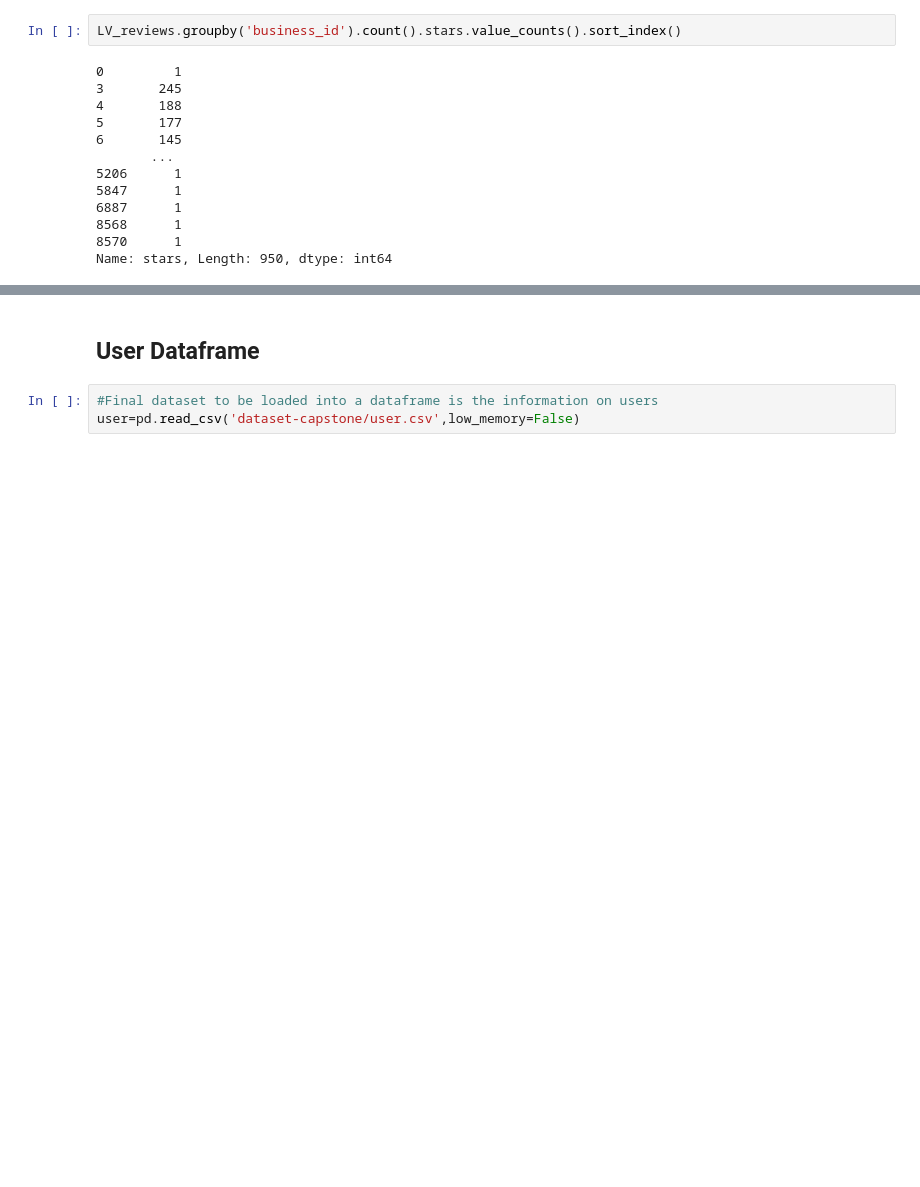
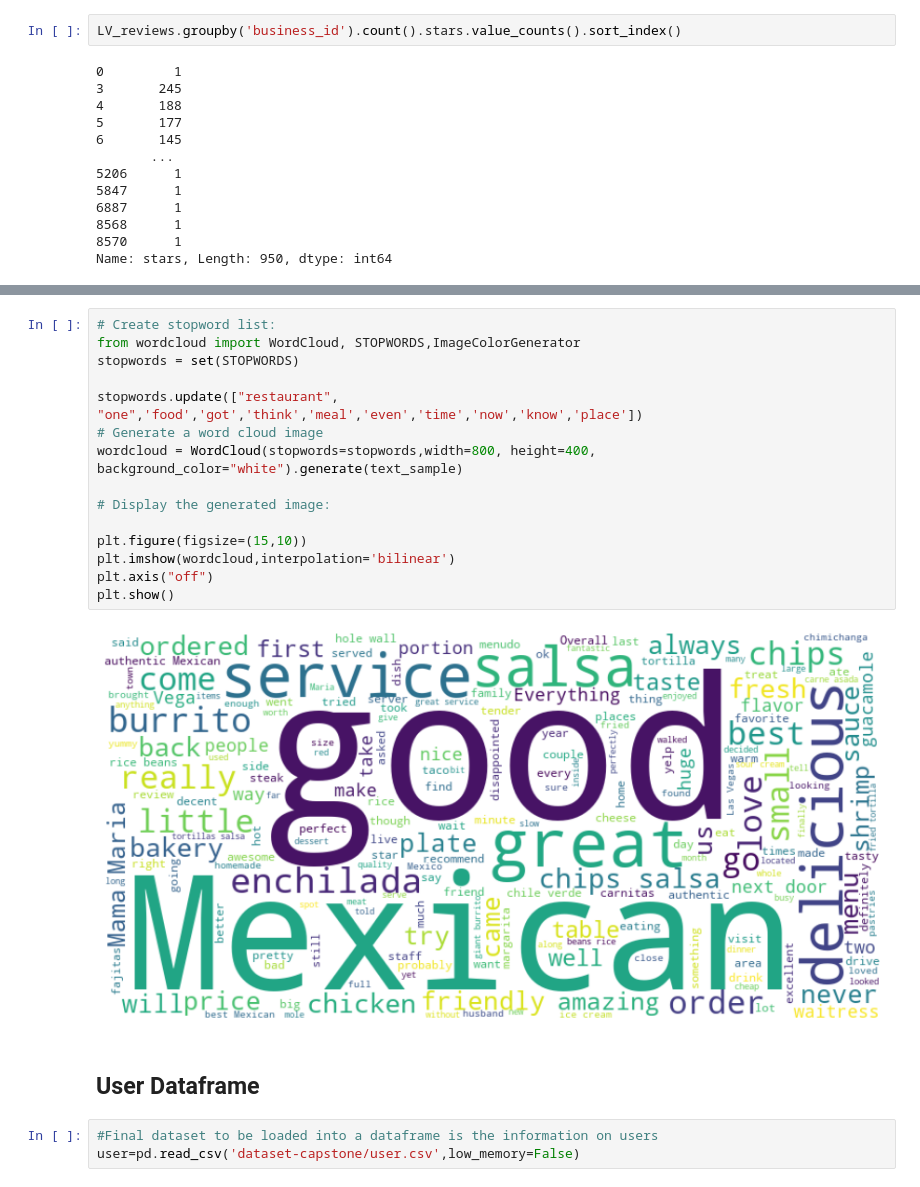
Before and after one commit to pavkalfantis/restaurant_recommender, a Jupyter notebook: TDIproject-Recommender_System.ipynb, the cells around one changed output, grey strips where cells are left out. Cells and saved outputs as stored; diff of their text form; blank space fills up the shorter version.

```diff
--- a/TDIproject-Recommender_System.ipynb
+++ b/TDIproject-Recommender_System.ipynb
@@ -633,3 +638,20 @@ LV_reviews[LV_reviews.business_id=='ZIWxmLautrCA56eowGQWFg']
+# %%
+# Create stopword list:
+from wordcloud import WordCloud, STOPWORDS,ImageColorGenerator
+stopwords = set(STOPWORDS)
+
+stopwords.update(["restaurant", "one",'food','got','think','meal','even','time','now','know','place'])
+# Generate a word cloud image
+wordcloud = WordCloud(stopwords=stopwords,width=800, height=400, background_color="white").generate(text_sample)
+
+# Display the generated image:
+
+plt.figure(figsize=(15,10))
+plt.imshow(wordcloud,interpolation='bilinear')
+plt.axis("off")
+plt.show()
+# %% [output]
+[figure, added]
 # %% [markdown]
 ## User Dataframe
 # %%
```
Also changed, not shown: parts of 6 cells of this notebook, 4 other files.
